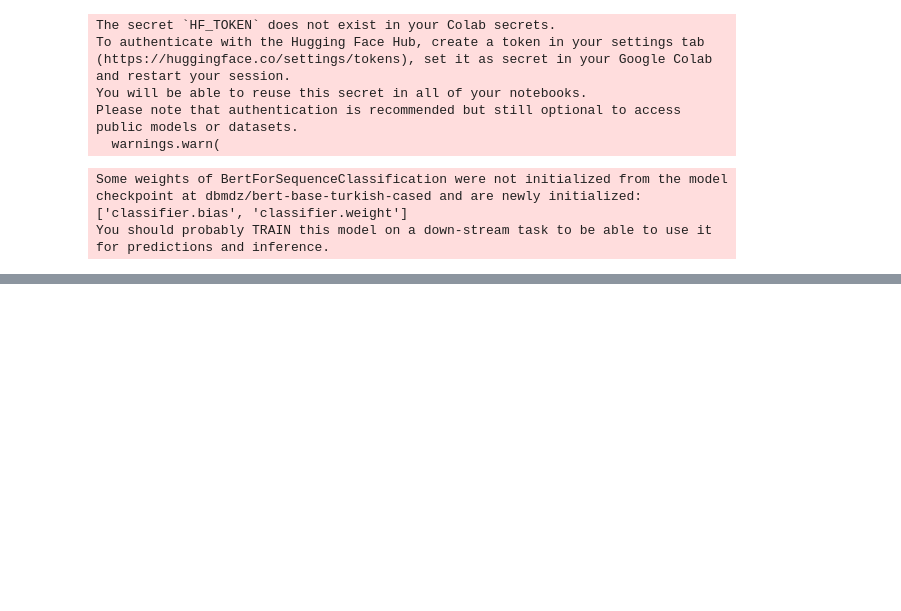
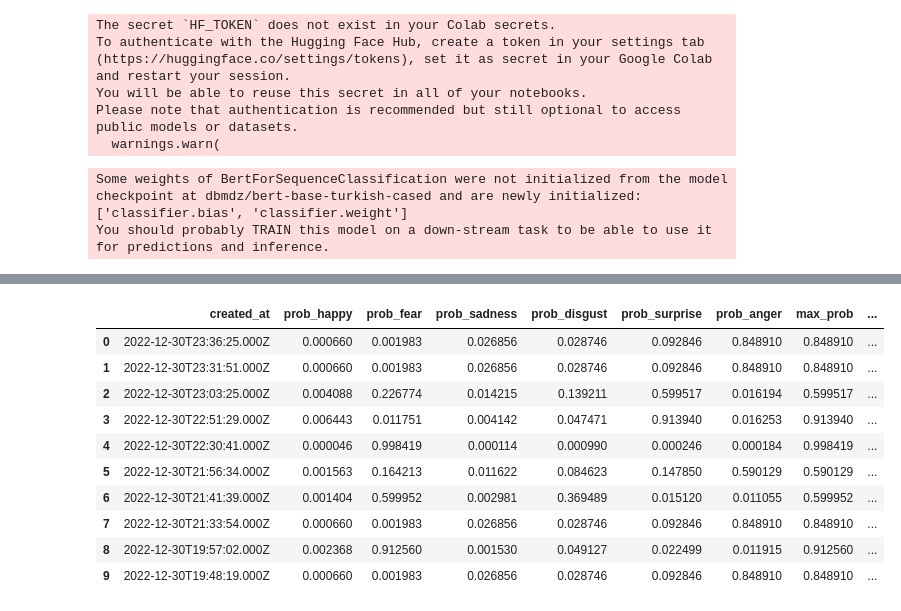
Before and after one commit to dwicak/TwitterScrapping-for-Sezzis-Istila, a Jupyter notebook: Emotion_Recognition_for_SessizIstila.ipynb, the cells around one changed output, grey strips where cells are left out. Drawn from its saved outputs; the diff is of its cells as text; code cells hidden in the pictures; blank space fills up the shorter version.

```diff
--- a/Emotion_Recognition_for_SessizIstila.ipynb
+++ b/Emotion_Recognition_for_SessizIstila.ipynb
@@ -1671,0 +1460,18 @@ You should probably TRAIN this model on a down-stream task to be able to use it
+# %%
+import pandas as pd
+
+# Load and view the first 10 rows
+df_results = pd.read_csv('/content/drive/My Drive/Collabs/softmax_scores_corpus.csv')
+df_results.head(10)
+# %% [output]
+|  | created_at | prob_happy | prob_fear | prob_sadness | prob_disgust | prob_surprise | prob_anger | max_prob | ... |
+| 0 | 2022-12-30T23:36:25.000Z | 0.000660 | 0.001983 | 0.026856 | 0.028746 | 0.092846 | 0.848910 | 0.848910 | ... |
+| 1 | 2022-12-30T23:31:51.000Z | 0.000660 | 0.001983 | 0.026856 | 0.028746 | 0.092846 | 0.848910 | 0.848910 | ... |
+| 2 | 2022-12-30T23:03:25.000Z | 0.004088 | 0.226774 | 0.014215 | 0.139211 | 0.599517 | 0.016194 | 0.599517 | ... |
+| 3 | 2022-12-30T22:51:29.000Z | 0.006443 | 0.011751 | 0.004142 | 0.047471 | 0.913940 | 0.016253 | 0.913940 | ... |
+| 4 | 2022-12-30T22:30:41.000Z | 0.000046 | 0.998419 | 0.000114 | 0.000990 | 0.000246 | 0.000184 | 0.998419 | ... |
+| 5 | 2022-12-30T21:56:34.000Z | 0.001563 | 0.164213 | 0.011622 | 0.084623 | 0.147850 | 0.590129 | 0.590129 | ... |
+| 6 | 2022-12-30T21:41:39.000Z | 0.001404 | 0.599952 | 0.002981 | 0.369489 | 0.015120 | 0.011055 | 0.599952 | ... |
+| 7 | 2022-12-30T21:33:54.000Z | 0.000660 | 0.001983 | 0.026856 | 0.028746 | 0.092846 | 0.848910 | 0.848910 | ... |
+| 8 | 2022-12-30T19:57:02.000Z | 0.002368 | 0.912560 | 0.001530 | 0.049127 | 0.022499 | 0.011915 | 0.912560 | ... |
+| 9 | 2022-12-30T19:48:19.000Z | 0.000660 | 0.001983 | 0.026856 | 0.028746 | 0.092846 | 0.848910 | 0.848910 | ... |
```
Also changed, not shown: parts of 13 cells of this notebook.
